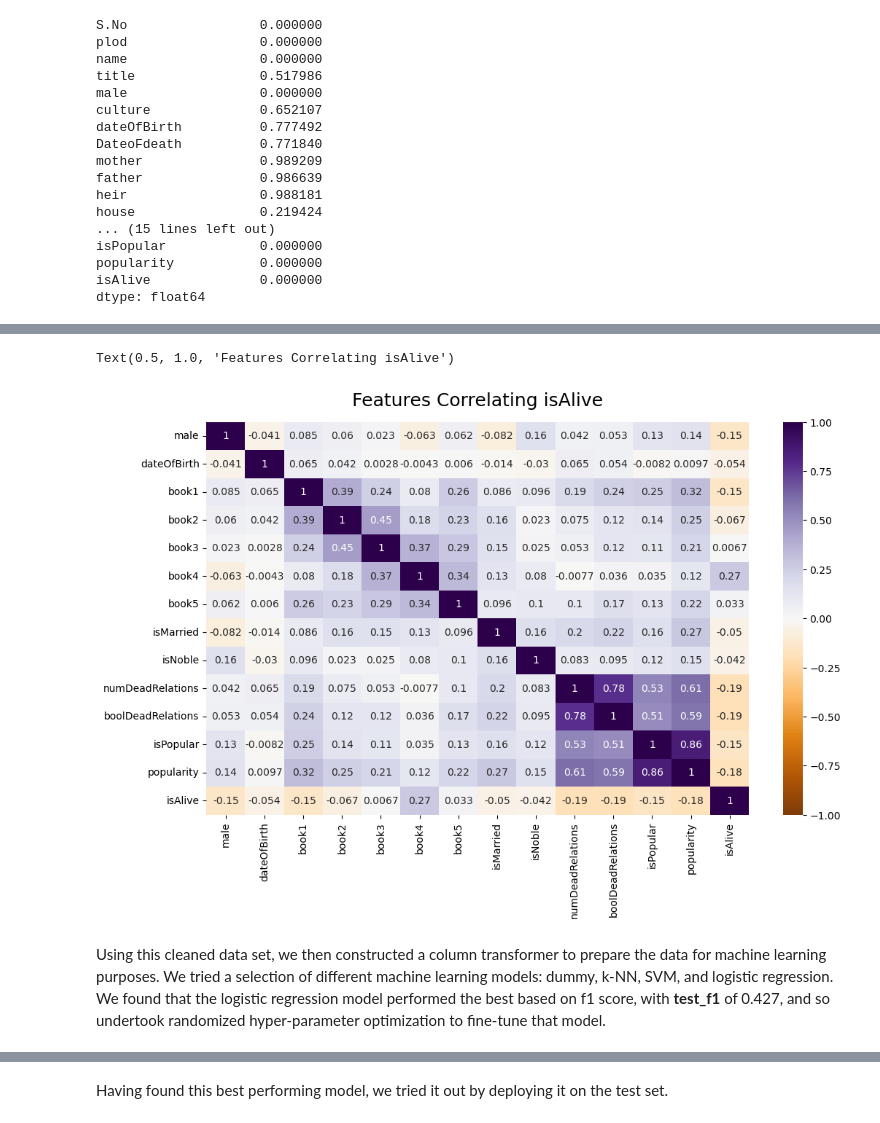
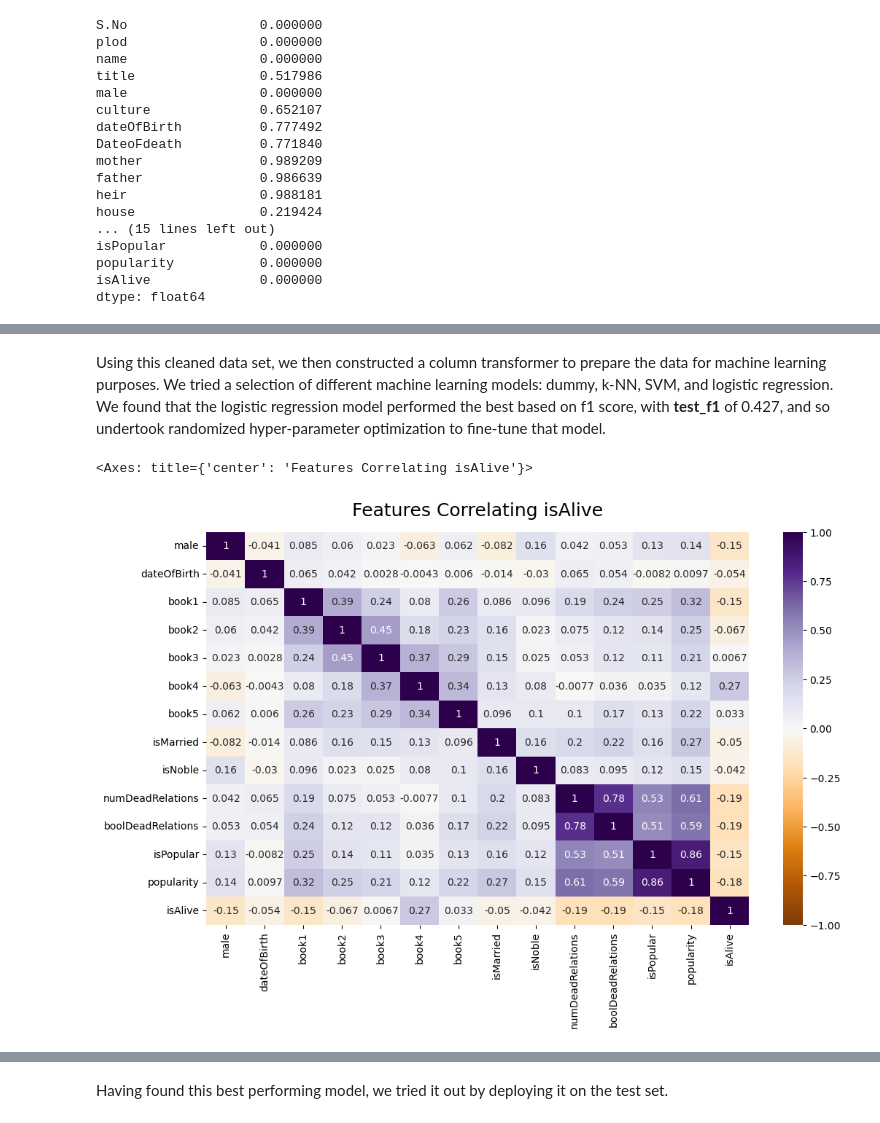
Before and after one commit to sifanzzz/GoT-fatality-prediction, a Jupyter notebook: got_fatality_predictor.ipynb, the cells around one changed output, grey strips where cells are left out. Cells and saved outputs as stored; diff of their text form; code cells hidden in the pictures.

Commit message:
Corrected preprocess and unified analysis

```diff
--- a/got_fatality_predictor.ipynb
+++ b/got_fatality_predictor.ipynb
@@ -134,14 +74,33 @@ def preprocess_inputs(df):
-# %%
-X = preprocess_inputs(df)
-
-plt.figure(figsize=(12, 7))
-heatmap = sns.heatmap(X.select_dtypes(['int','float']).corr(), vmin=-1, vmax=1, annot=True, cmap='PuOr')
-heatmap.set_title('Features Correlating isAlive', fontdict={'fontsize':18}, pad=16)
-# %% [output]
-Text(0.5, 1.0, 'Features Correlating isAlive')
-[figure, removed]
+# %%
+fill_nan_cols = {'title':'No Title',
+                'house':'No House',
+                'dateOfBirth':'dateOfBirth',
+                'culture':'Unknown'}
+
+drop_cols = ['S.No',
+            'plod',
+            'name',
+            'heir',
+            'isAliveMother',
+            'isAliveFather',
+            'isAliveHeir',
+            'isAliveSpouse',
+            'father',
+            'mother',
+            'spouse',
+            'age',
+            'DateoFdeath']
+
+less_frequent_cols = ['title','culture','house']
+
+X = preprocess_inputs(df,fill_nan_cols,drop_cols,less_frequent_cols)
 # %% [markdown]
 Using this cleaned data set, we then constructed a column transformer to prepare the data for machine learning purposes. We tried a selection of different machine learning models: dummy, k-NN, SVM, and logistic regression. We found that the logistic regression model performed the best based on f1 score, with **test_f1** of 0.427, and so undertook randomized hyper-parameter optimization to fine-tune that model.
+# %%
+visualize_correlation(X)
+# %% [output]
+<Axes: title={'center': 'Features Correlating isAlive'}>
+[figure, added]
 # %%
 y = df["isAlive"]
 y = y.map({0: 1, 1: 0}) #positive class is the dead character
```
Also changed, not shown: parts of 13 cells of this notebook, 5 other files.
